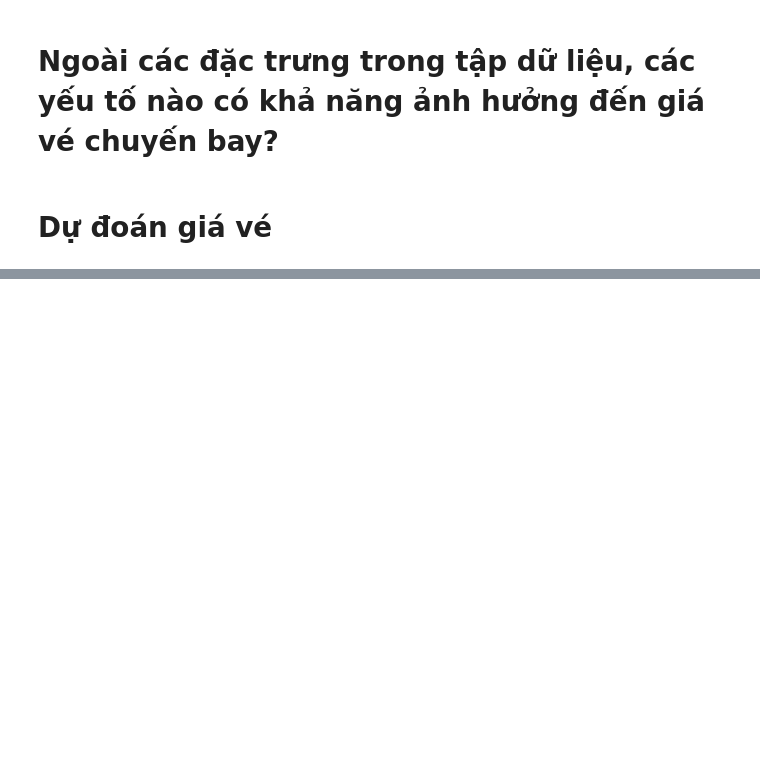
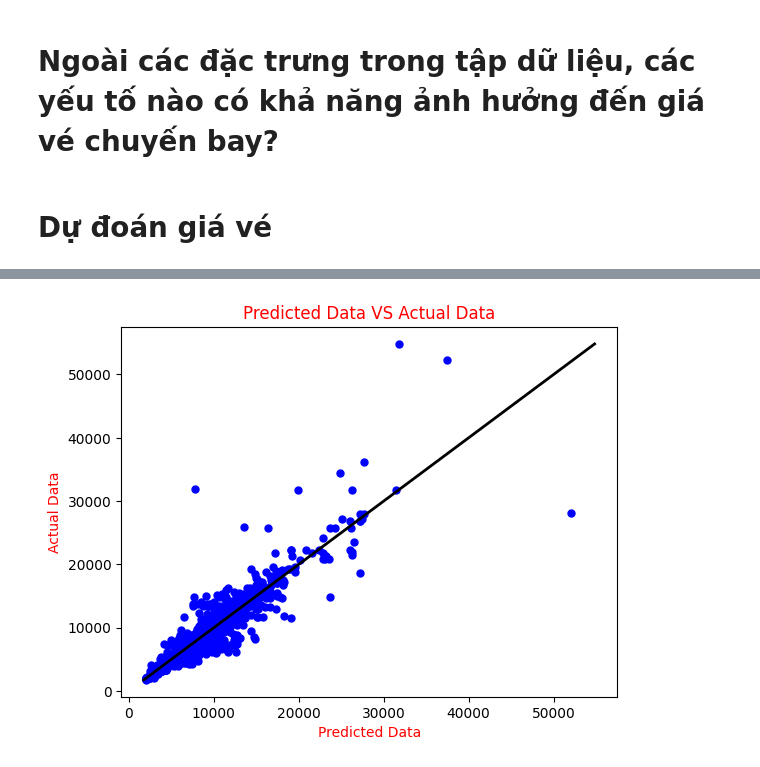
Before and after one commit to Vanniee007/ADA-Final-Project-20CQ.PTDL.05, a Jupyter notebook: FinalProject.ipynb, the cells around one changed output, grey strips where cells are left out. Cells and saved outputs as stored; diff of their text form; code cells hidden in the pictures; blank space fills up the shorter version.

```diff
--- a/FinalProject.ipynb
+++ b/FinalProject.ipynb
@@ -742,0 +1012,10 @@ else:
+# %%
+#Plotting the results
+plt.scatter(y_pred,y_test,c='blue',marker='o',s=25)
+plt.plot([y_test.min(),y_test.max()],[y_test.min(),y_test.max()],c='black',lw=2)
+plt.xlabel('Predicted Data',c='red')
+plt.ylabel('Actual Data',c='red')
+plt.title('Predicted Data VS Actual Data',c='red')
+plt.show()
+# %% [output]
+[figure, added]
```
Also changed, not shown: parts of 27 cells of this notebook.
